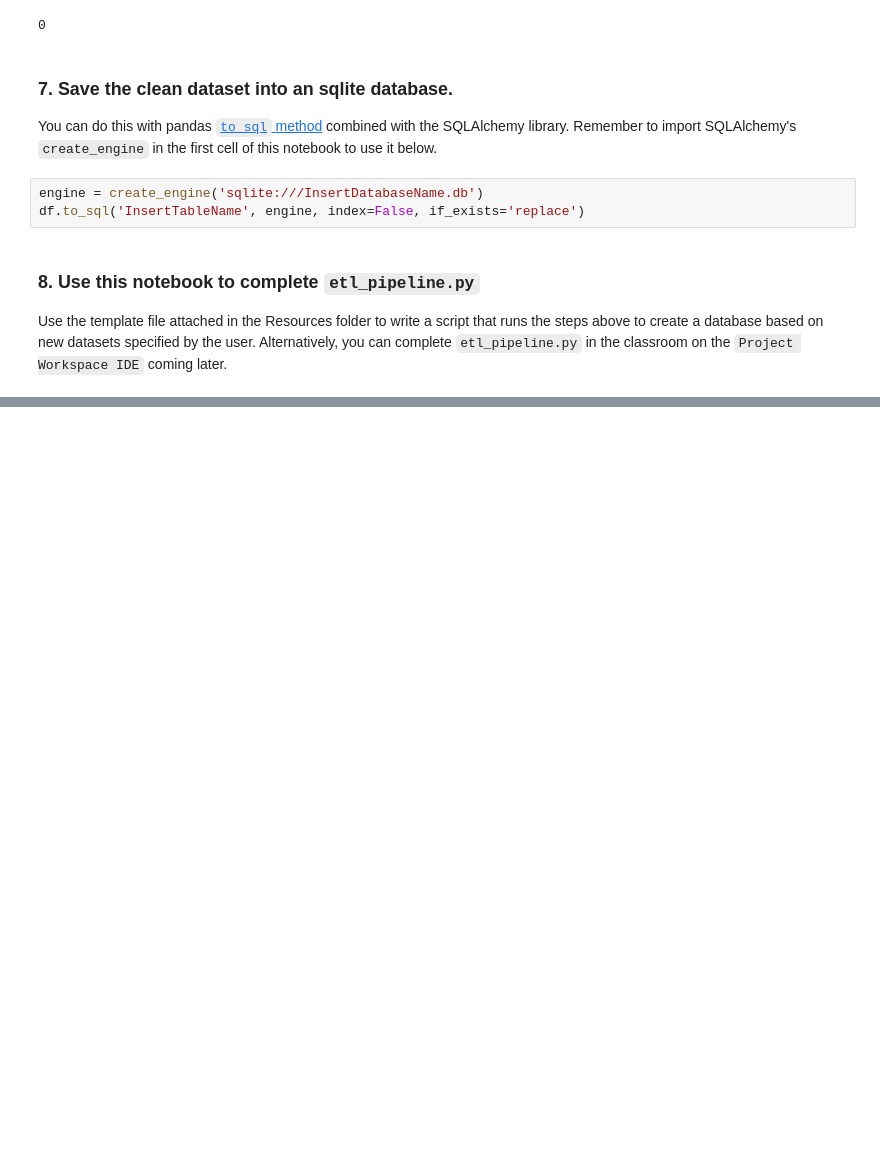
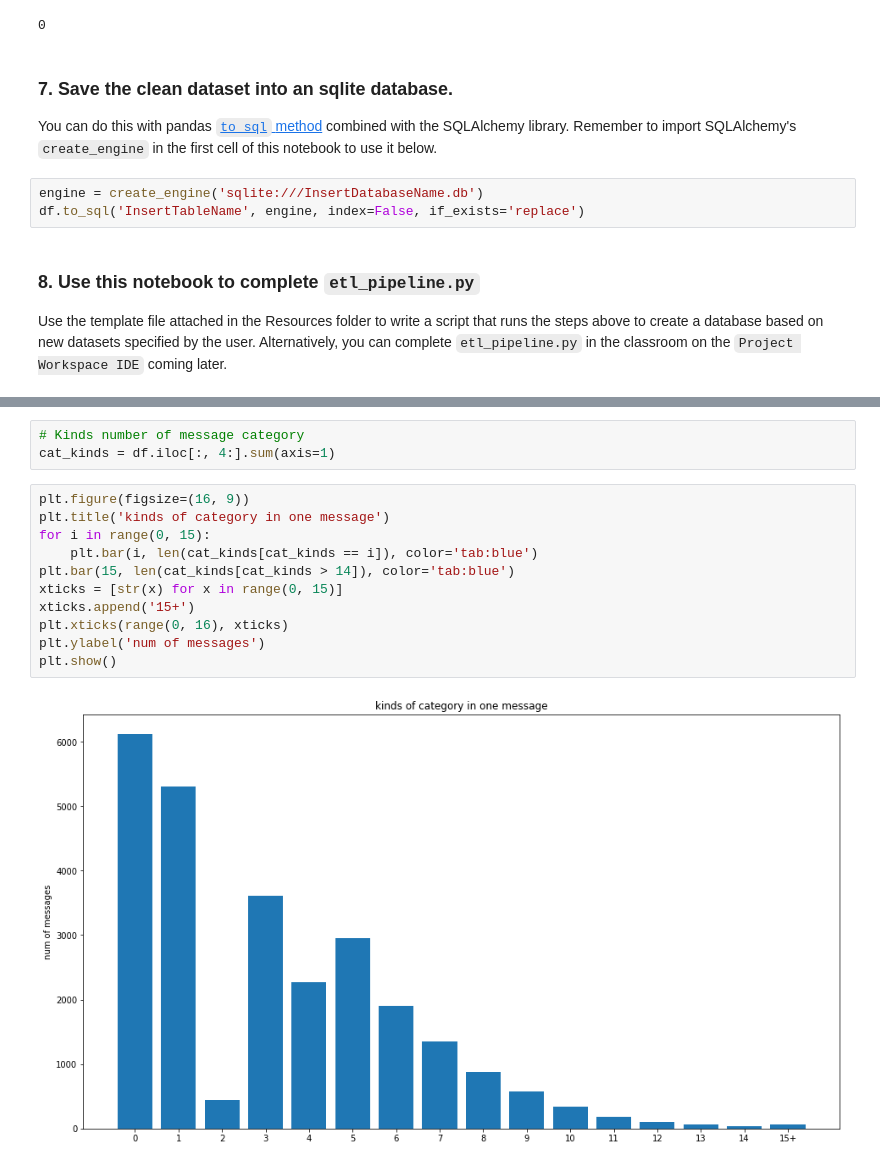
Before and after one commit to kawano8811/Disaster-Response-Pipeline-Project, a Jupyter notebook: notebook/ETL Pipeline Preparation.ipynb, the cells around one changed output, grey strips where cells are left out. Drawn from its saved outputs; the diff is of its cells as text; blank space fills up the shorter version.

```diff
--- a/notebook/ETL Pipeline Preparation.ipynb
+++ b/notebook/ETL Pipeline Preparation.ipynb
@@ -230,0 +254,16 @@ Use the template file attached in the Resources folder to write a script that ru
+# %%
+# Kinds number of message category
+cat_kinds = df.iloc[:, 4:].sum(axis=1)
+# %%
+plt.figure(figsize=(16, 9))
+plt.title('kinds of category in one message')
+for i in range(0, 15):
+    plt.bar(i, len(cat_kinds[cat_kinds == i]), color='tab:blue')
+plt.bar(15, len(cat_kinds[cat_kinds > 14]), color='tab:blue')
+xticks = [str(x) for x in range(0, 15)]
+xticks.append('15+')
+plt.xticks(range(0, 16), xticks)
+plt.ylabel('num of messages')
+plt.show()
+# %% [output]
+[figure, added]
```
Also changed, not shown: parts of 6 cells of this notebook.
